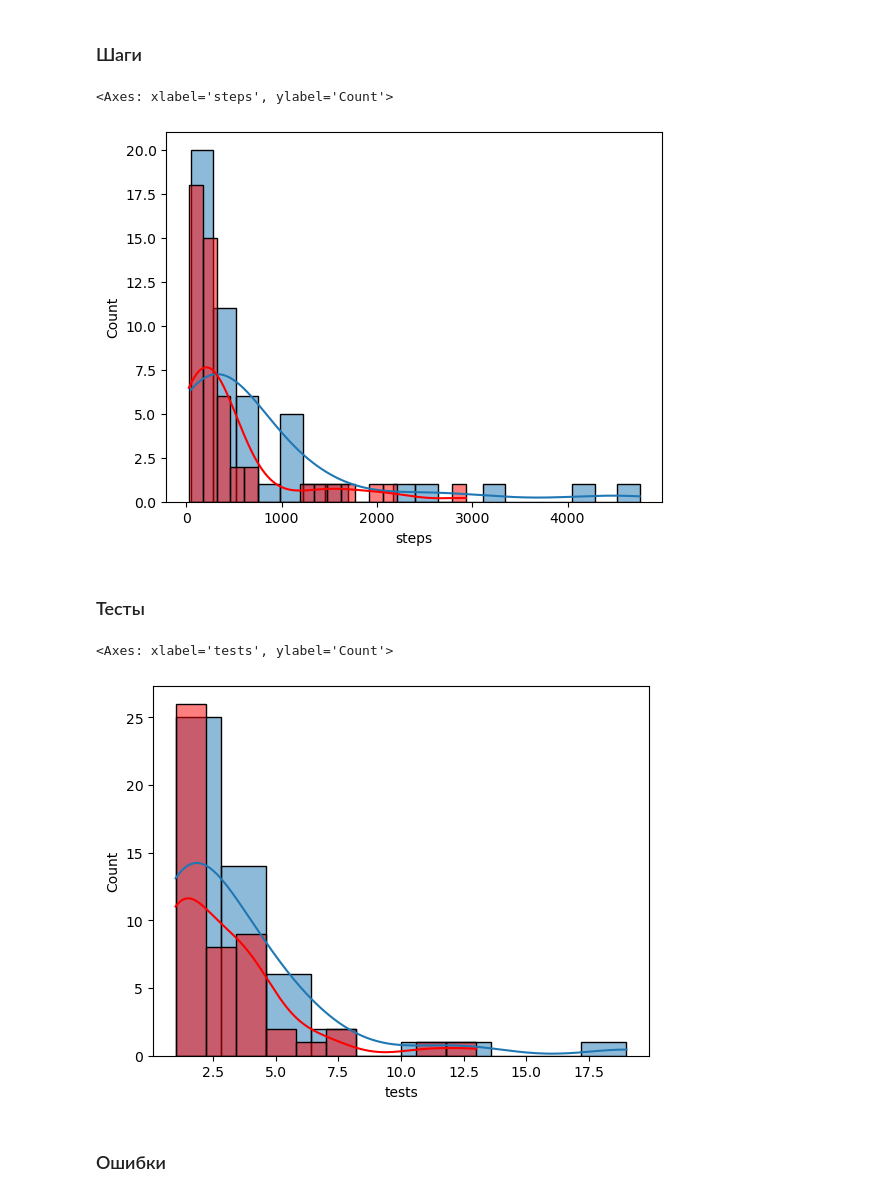
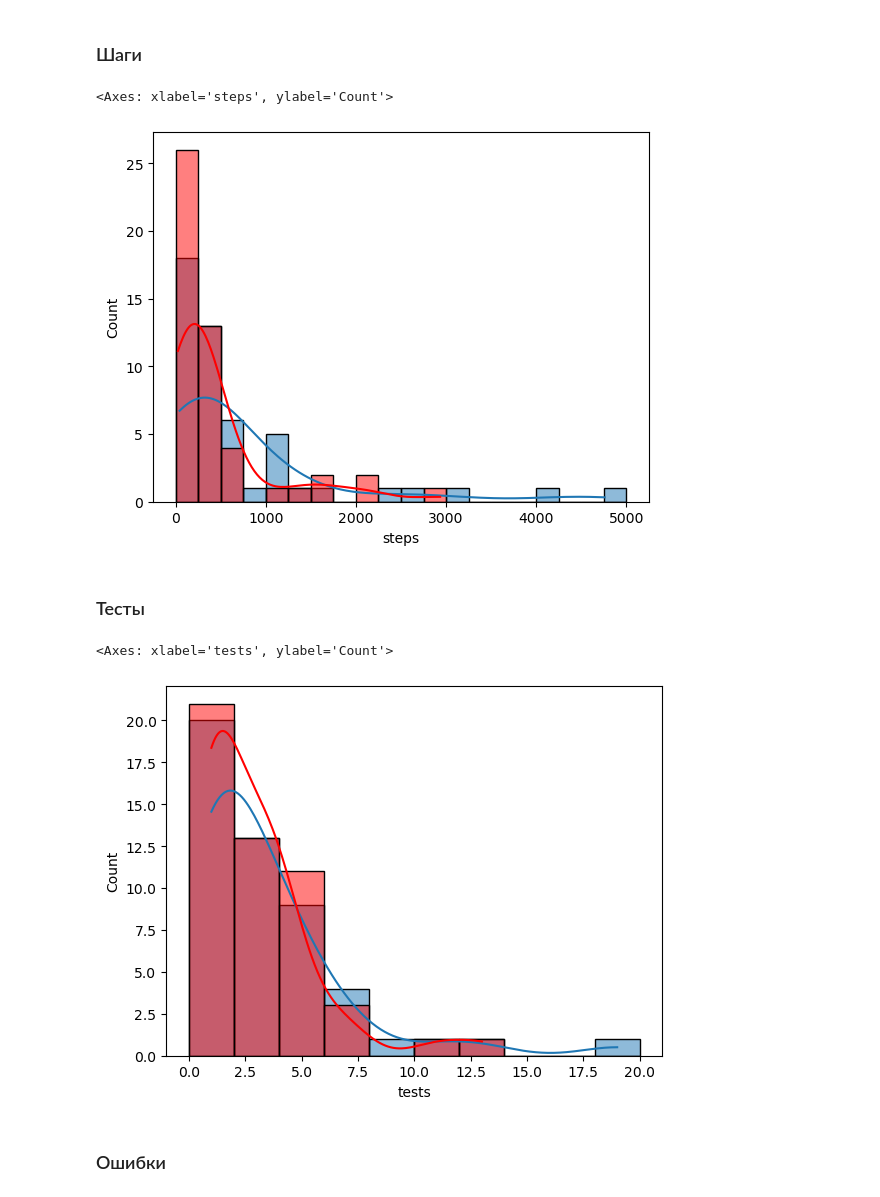
Before and after one commit to emnigma/vsharp_benchmarks, a Jupyter notebook: comparison.ipynb, the cells around one changed output. Drawn from its saved outputs; the diff is of its cells as text; code cells hidden in the pictures.

```diff
--- a/comparison.ipynb
+++ b/comparison.ipynb
@@ -145,21 +145,31 @@ inner_hundred.head()
 # %%
 fig, ax = plt.subplots()
 
-sns.histplot(data=inner_hundred, x="steps", bins=20, kde=True, ax=ax)
-sns.histplot(data=inner_hundred, x="steps__nn", bins=20, kde=True, ax=ax, color="red")
+sns.histplot(
+    data=inner_hundred, x="steps", bins=20, kde=True, ax=ax, binrange=(0, 5000)
+)
+sns.histplot(
+    data=inner_hundred,
+    x="steps__nn",
+    bins=20,
+    kde=True,
+    ax=ax,
+    color="red",
+    binrange=(0, 5000),
+)
 # %% [output]
 <Axes: xlabel='steps', ylabel='Count'>
-[figure, old version]
+[figure, new version]
 # %% [markdown]
 ### Тесты
 # %%
 fig, ax = plt.subplots()
 
-sns.histplot(data=inner_hundred, x="tests", bins=10, kde=True, ax=ax)
-sns.histplot(data=inner_hundred, x="tests__nn", bins=10, kde=True, ax=ax, color="red")
+sns.histplot(data=inner_hundred, x="tests", bins=10, kde=True, ax=ax, binrange=(0, 20))
+sns.histplot(data=inner_hundred, x="tests__nn", bins=10, kde=True, ax=ax, color="red", binrange=(0, 20))
 # %% [output]
 <Axes: xlabel='tests', ylabel='Count'>
-[figure, old version]
+[figure, new version]
 # %% [markdown]
 ### Ошибки
 # %%
```
Also changed, not shown: parts of 2 cells of this notebook.
